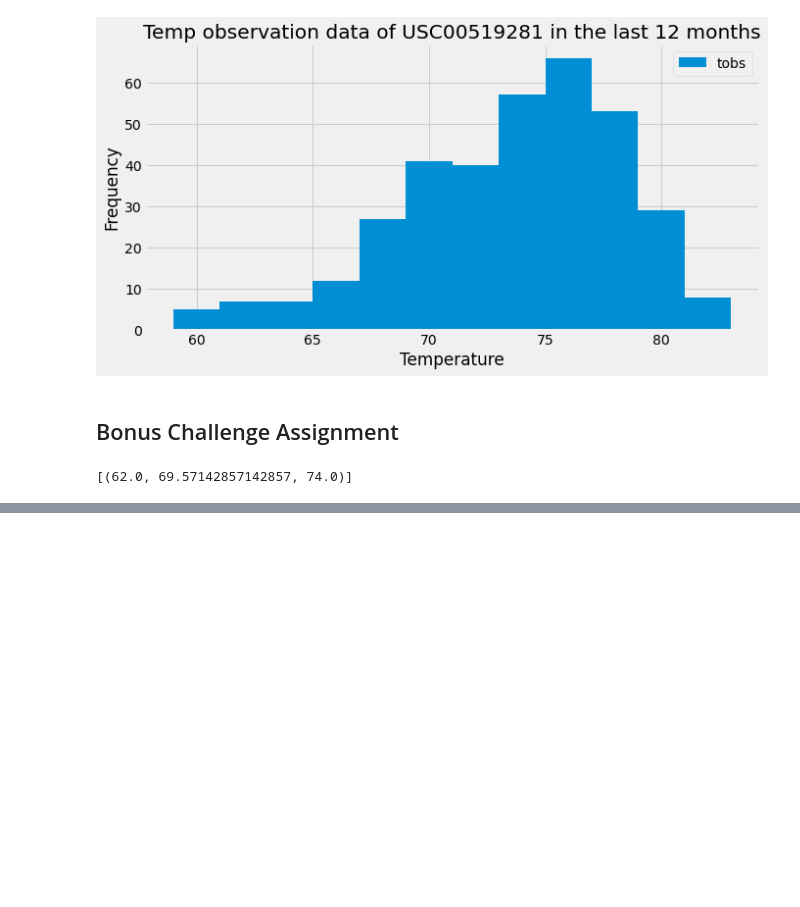
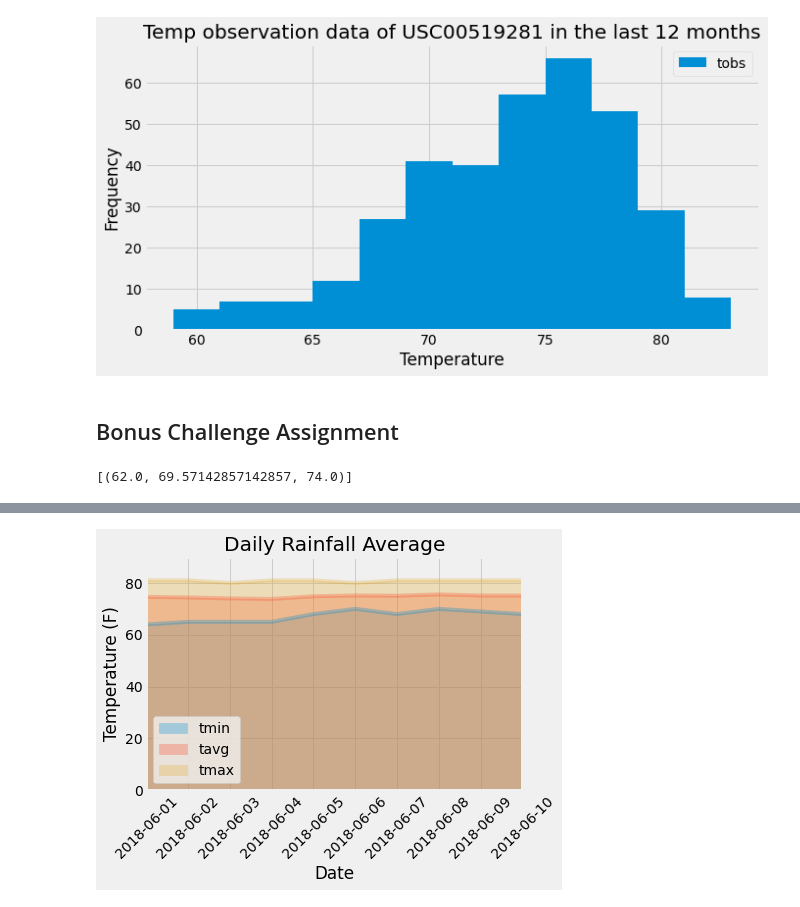
Before and after one commit to kk-deng/SQLAlchemy-Challenge, a Jupyter notebook: climate_starter.ipynb, the cells around one changed output, grey strips where cells are left out. Drawn from its saved outputs; the diff is of its cells as text; code cells hidden in the pictures; blank space fills up the shorter version.

```diff
--- a/climate_starter.ipynb
+++ b/climate_starter.ipynb
@@ -162,3 +170,19 @@ print(calc_temps('2012-02-28', '2012-03-05'))
 # %%
 # Calculate the total amount of rainfall per weather station for your trip dates using the previous year's matching dates.
 # Sort this in descending order by precipitation amount and list the station, name, latitude, longitude, and elevation
+sel = [
+    Measurement.station,
+    func.sum(Measurement.prcp),
+    Station.name,
+    Station.latitude,
+    Station.longitude,
+    Station.elevation
+]
+
+rainfall = session.query(*sel)\
+            .filter(Measurement.station == Station.station)\
+            .filter(Measurement.date >= "2017-06-01")\
+            .filter(Measurement.date <= "2017-06-10")\
+            .group_by(Measurement.station)\
+            .order_by(func.sum(Measurement.prcp).desc()).all()
+rainfall
@@ -184,11 +228,22 @@ daily_normals("01-01")
 # %%
 # calculate the daily normals for your trip
 # push each tuple of calculations into a list called `normals`
-
+days = []
+list_ticks = []
+normals = []
 # Set the start and end date of the trip
+trip_start = "2018-06-01"
+trip_end = "2018-06-10"
 
 # Use the start and end date to create a range of dates
+trip_dates = pd.date_range(start=trip_start, end=trip_end)
 
 # Stip off the year and save a list of %m-%d strings
+for date in trip_dates:
+    days.append(date.strftime("%m-%d"))
+    list_ticks.append(date.strftime("%Y-%m-%d"))
+# Loop through the list of %m-%d strings and calculate the normals for each date
+for day in days:
+    normals.append(daily_normals(day)[0])
 
-# Loop through the list of %m-%d strings and calculate the normals for each date
+normals
@@ -195,2 +261,7 @@ daily_normals("01-01")
 # %%
 # Load the previous query results into a Pandas DataFrame and add the `trip_dates` range as the `date` index
+df_1 = pd.DataFrame(trip_dates, columns=["date"])
+df_2 = pd.DataFrame(normals, columns=["tmin", "tavg", "tmax"])
+df_trip = pd.merge(df_1, df_2, left_index=True, right_index=True)
+df_trip.set_index("date", inplace = True)
+df_trip
@@ -198,0 +281,11 @@ daily_normals("01-01")
+# %%
+# Plot the daily normals as an area plot with `stacked=False`
+df_trip.plot.area(stacked=False, rot = 45, alpha = 0.3, grid = True)
+plt.xticks(df_trip.index, list_ticks)
+plt.ylim(0, 90)
+plt.xlabel("Date")
+plt.ylabel("Temperature (F)")
+plt.title("Daily Rainfall Average")
+plt.show()
+# %% [output]
+[figure, added]
```
Also changed, not shown: parts of 9 cells of this notebook, 1 other file.
